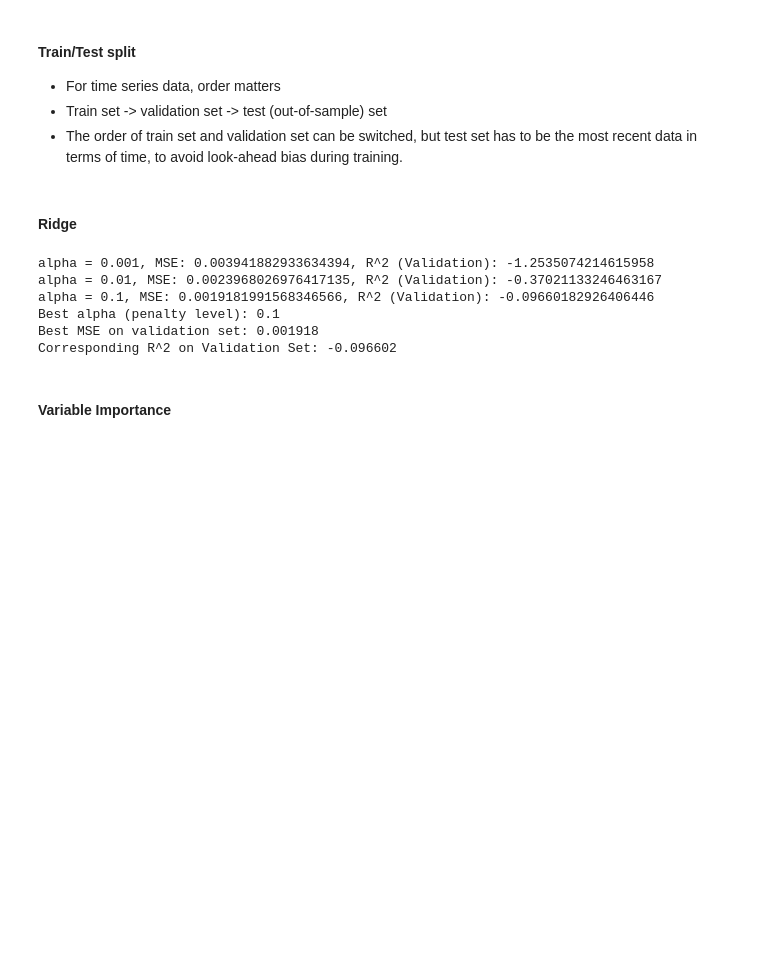
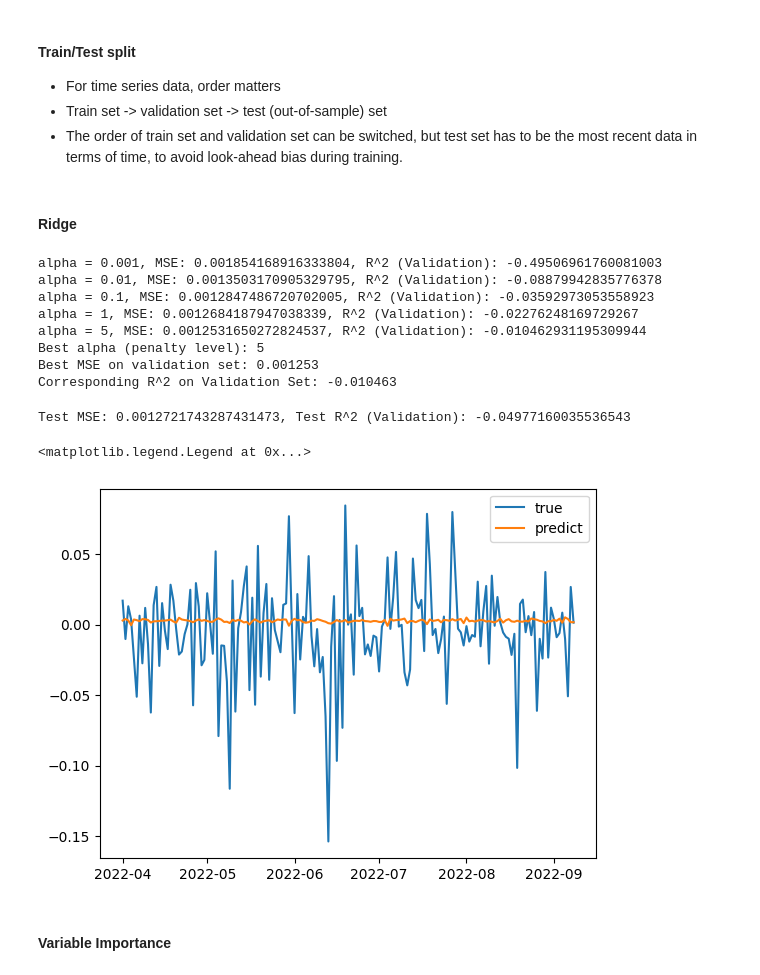
Before and after one commit to yeyechen/NLP-news-sentiment-on-cryptos, a Jupyter notebook: notebooks/embeddings.ipynb, the cells around one changed output. Cells and saved outputs as stored; diff of their text form; code cells hidden in the pictures; blank space fills up the shorter version.

```diff
--- a/notebooks/embeddings.ipynb
+++ b/notebooks/embeddings.ipynb
@@ -353,8 +443,8 @@ daily_embed_df
 - Train set -> validation set -> test (out-of-sample) set
 - The order of train set and validation set can be switched, but test set has to be the most recent data in terms of time, to avoid look-ahead bias during training.
 # %%
-train_set_end_date = '2020-12-31'
-validation_set_end_date = '2021-12-31'
+train_set_end_date = '2021-12-31'
+validation_set_end_date = '2022-03-31'
 
 train_data = daily_embed_df[daily_embed_df['date'] <= train_set_end_date]
 validate_data = daily_embed_df[(daily_embed_df['date'] > train_set_end_date) & (daily_embed_df['date'] <= validation_set_end_date)]
@@ -363,12 +453,11 @@ test_data = daily_embed_df[daily_embed_df['date'] > validation_set_end_date]
 #### Ridge
 # %%
 from sklearn.linear_model import Ridge
+from sklearn.preprocessing import StandardScaler
 from sklearn.metrics import mean_squared_error, r2_score
 
-# use raw embeddings value, needs scaling?
-
 # define learning rates
-alphas = [0.001, 0.01, 0.1]
+alphas = [0.001, 0.01, 0.1, 1, 5]
 
 # Initialize tracking variables
 best_alpha = None
@@ -381,7 +470,12 @@ y_train = train_data.iloc[:, 1]
 X_val = validate_data.iloc[:, 2:]
 y_val = validate_data.iloc[:, 1]
 
-# choose learning rate based on MSE
+# Standardize features (critical for regularization)
+scaler = StandardScaler()
+X_train_scaled = scaler.fit_transform(X_train)
+X_val_scaled = scaler.fit_transform(X_val)
+
+# choose panalty level based on MSE
 for alpha_val in alphas:
 
     ridge_model = Ridge(alpha=alpha_val)
@@ -405,12 +499,34 @@ print(f'Best alpha (penalty level): {best_alpha}')
 print(f'Best MSE on validation set: {best_mse:.6f}')
 print(f'Corresponding R^2 on Validation Set: {best_r2:.6f}')
 # %% [output]
-alpha = 0.001, MSE: 0.003941882933634394, R^2 (Validation): -1.2535074214615958
-alpha = 0.01, MSE: 0.0023968026976417135, R^2 (Validation): -0.37021133246463167
-alpha = 0.1, MSE: 0.0019181991568346566, R^2 (Validation): -0.09660182926406446
-Best alpha (penalty level): 0.1
-Best MSE on validation set: 0.001918
-Corresponding R^2 on Validation Set: -0.096602
+alpha = 0.001, MSE: 0.001854168916333804, R^2 (Validation): -0.49506961760081003
+alpha = 0.01, MSE: 0.0013503170905329795, R^2 (Validation): -0.08879942835776378
+alpha = 0.1, MSE: 0.0012847486720702005, R^2 (Validation): -0.03592973053558923
+alpha = 1, MSE: 0.0012684187947038339, R^2 (Validation): -0.02276248169729267
+alpha = 5, MSE: 0.0012531650272824537, R^2 (Validation): -0.010462931195309944
+Best alpha (penalty level): 5
+Best MSE on validation set: 0.001253
+Corresponding R^2 on Validation Set: -0.010463
+# %%
+X_test = test_data.iloc[:, 2:]
+y_test = test_data.iloc[:, 1]
+X_test_scaled = scaler.fit_transform(X_test)
+
+y_test_pred = best_model.predict(X_test)
+mse = mean_squared_error(y_test, y_test_pred)
+r2_test = r2_score(y_test, y_test_pred)
+print(f'Test MSE: {mse}, Test R^2 (Validation): {r2_test}')
+# %% [output]
+Test MSE: 0.0012721743287431473, Test R^2 (Validation): -0.04977160035536543
+# %%
+import matplotlib.pyplot as plt
+
+plt.plot(test_data['date'], y_test, label='true')
+plt.plot(test_data['date'], y_test_pred, label='predict')
+plt.legend()
+# %% [output]
+<matplotlib.legend.Legend at 0x...>
+[figure, added]
 # %% [markdown]
 #### Variable Importance
 # %%
```
Also changed, not shown: parts of 14 cells of this notebook, 1 other file.
